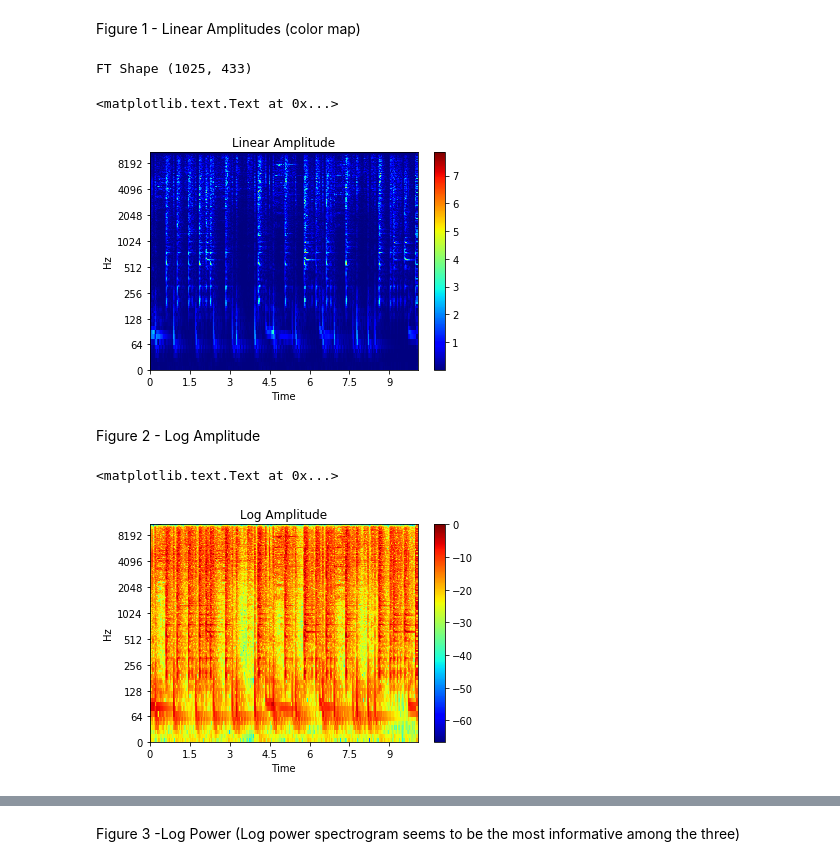
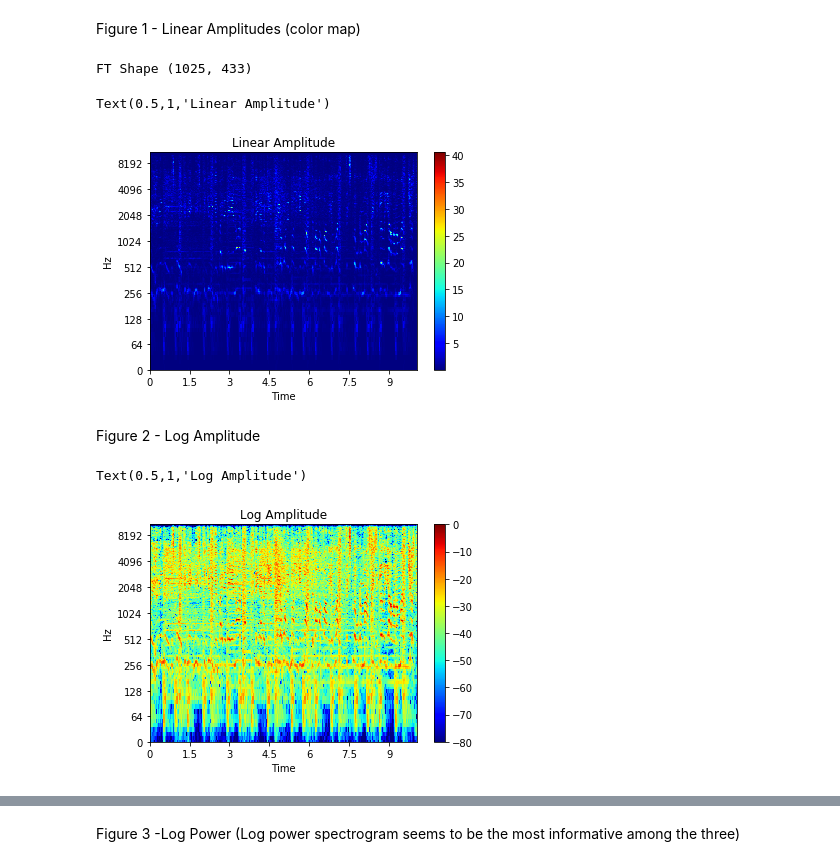
Before and after one commit to jonasgerne/audioset-role, a Jupyter notebook: 2_plot_spectrogram.ipynb, the cells around one changed output, grey strips where cells are left out. Drawn from its saved outputs; the diff is of its cells as text; code cells hidden in the pictures.

```diff
--- a/2_plot_spectrogram.ipynb
+++ b/2_plot_spectrogram.ipynb
@@ -11,4 +11,4 @@ from matplotlib.pyplot import imshow
 
 %matplotlib inline
 # %%
-y, sr = librosa.load('wav_files/20000_Rock_music.wav', sr = 22050) # Use the default sampling rate of 22,050 Hz
+y, sr = librosa.load('../wav_files/28_Dance_music.wav', sr = 22050) # Use the default sampling rate of 22,050 Hz
@@ -58,15 +56,15 @@ plt.colorbar()
 plt.title('Linear Amplitude')
 # %% [output]
 FT Shape (1025, 433)
-<matplotlib.text.Text at 0x...>
+Text(0.5,1,'Linear Amplitude')
-[figure, old version]
+[figure, new version]
 # %% [markdown]
 Figure 2 - Log Amplitude
 # %%
-log_amplitude = librosa.logamplitude(D, ref=np.max)
+log_amplitude = librosa.amplitude_to_db(librosa.magphase(D)[0], ref=np.max)
 librosa.display.specshow(log_amplitude, x_axis='time', y_axis='log', cmap=cm.jet,)
 plt.colorbar()
 plt.title('Log Amplitude')
 # %% [output]
-<matplotlib.text.Text at 0x...>
+Text(0.5,1,'Log Amplitude')
-[figure, old version]
+[figure, new version]
```
Also changed, not shown: parts of 5 cells of this notebook, 10 other files.
